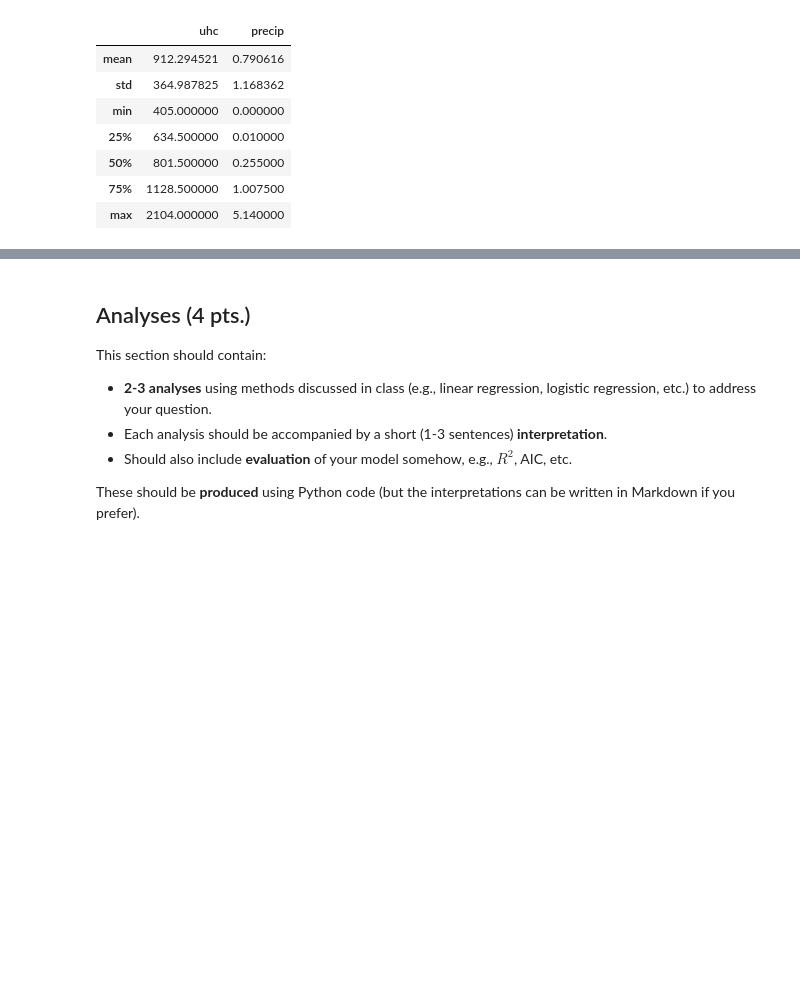
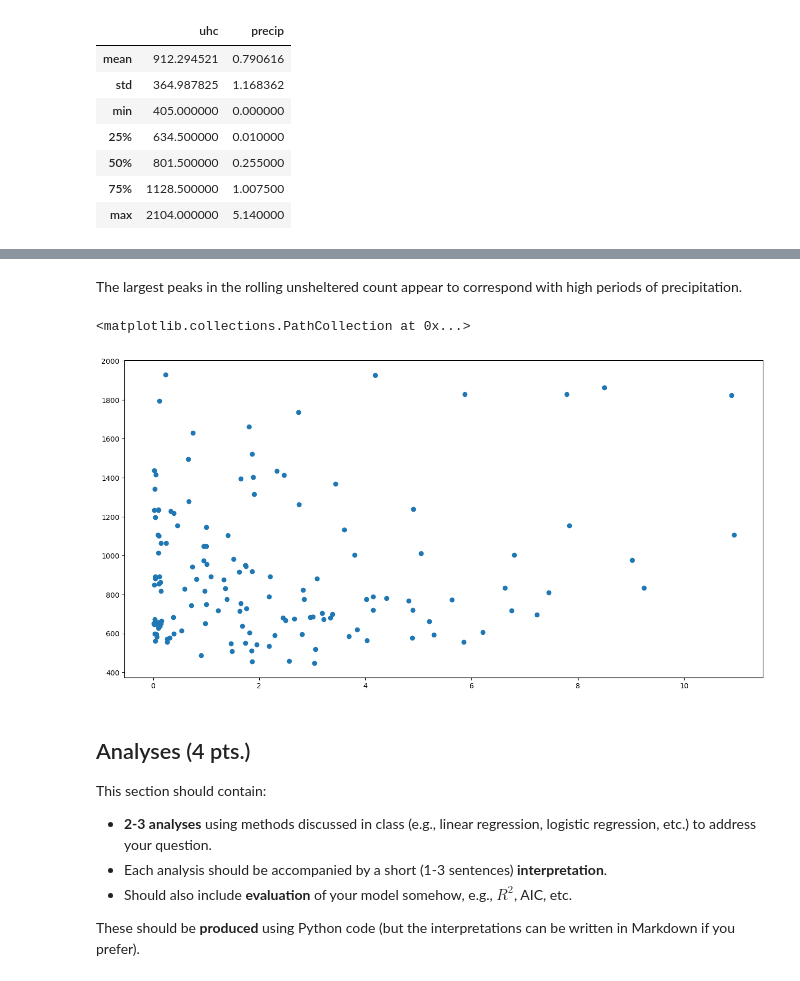
Before and after one commit to phentos/does-rain-increase-unsheltered-homelessness, a Jupyter notebook: fp-template.ipynb, the cells around one changed output, grey strips where cells are left out. Drawn from its saved outputs; the diff is of its cells as text; code cells hidden in the pictures; blank space fills up the shorter version.

```diff
--- a/fp-template.ipynb
+++ b/fp-template.ipynb
@@ -183,3 +187,10 @@ raise NotImplementedError()
+# %% [markdown]
+The largest peaks in the rolling unsheltered count appear to correspond with high periods of precipitation.
+# %%
+plt.scatter(data=df, y='roll3uhc', x="roll3precip")
+# %% [output]
+<matplotlib.collections.PathCollection at 0x...>
+[figure, added]
 # %% [markdown]
 ## Analyses (4 pts.)
 
```
Also changed, not shown: parts of 13 cells of this notebook, 1 other file.
